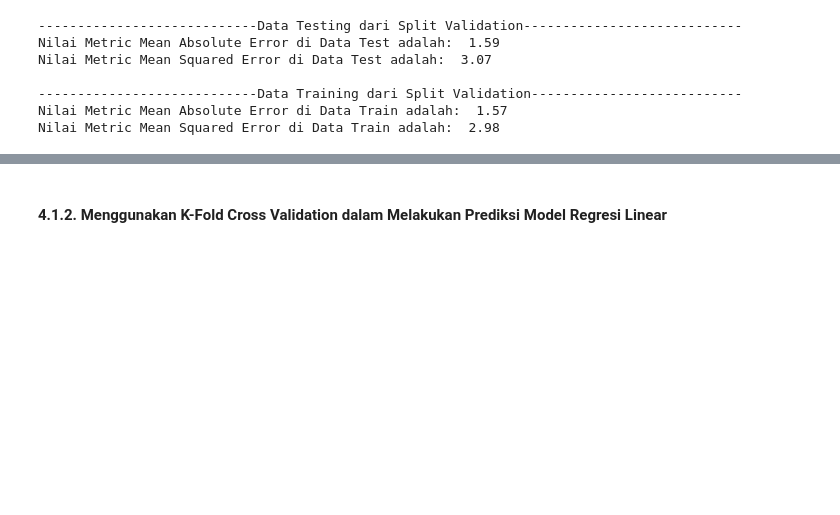
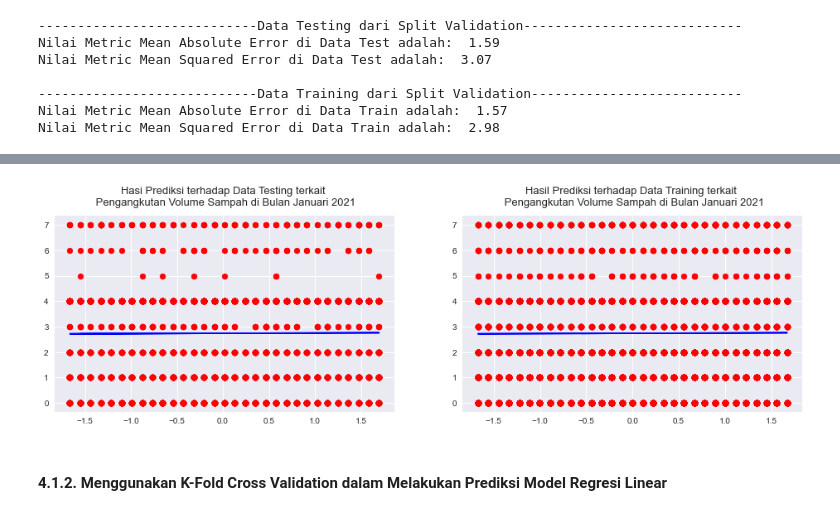
Before and after one commit to pramudianzaheka92/ProjectTugasAkhir, a Jupyter notebook: 1 - 2021/Prediksi Tingkat Pengangkutan Volume Sampah di Bulan Januari 2021.ipynb, the cells around one changed output, grey strips where cells are left out. Cells and saved outputs as stored; diff of their text form; code cells hidden in the pictures; blank space fills up the shorter version.

Commit message:
Menambahkan Grafik Regresi terhadap Algoritma Regresi Linear

```diff
--- a/1 - 2021/Prediksi Tingkat Pengangkutan Volume Sampah di Bulan Januari 2021.ipynb
+++ b/1 - 2021/Prediksi Tingkat Pengangkutan Volume Sampah di Bulan Januari 2021.ipynb
@@ -707,3 +707,24 @@ plt.show()
+# %%
+"""
+Melihat korelasi/hubungan keterkaitan terhadap data testing dan data training
+setelah dilakukan proses prediksi menggunakan algoritma regresi linear
+"""
+plt.figure(figsize=(25, 20))
+
+plt.subplot(4, 3, 1)
+plt.scatter(x_test, y_test, color="red")
+plt.plot(x_test, pred_test_linear_jan, color="blue")
+plt.title("Hasi Prediksi terhadap Data Testing terkait \n Pengangkutan Volume Sampah di Bulan Januari 2021",
+          fontsize=13, pad=13)
+
+plt.subplot(4, 3, 2)
+plt.scatter(x_train, y_train, color="red")
+plt.plot(x_train, pred_train_linear_jan, color="blue")
+plt.title("Hasil Prediksi terhadap Data Training terkait \n Pengangkutan Volume Sampah di Bulan Januari 2021",
+          fontsize=13, pad=13)
+plt.show()
+# %% [output]
+[figure, added]
 # %% [markdown]
 #### 4.1.2. Menggunakan K-Fold Cross Validation dalam Melakukan Prediksi Model Regresi Linear
 # %%
```
Also changed, not shown: parts of 8 cells of this notebook.
